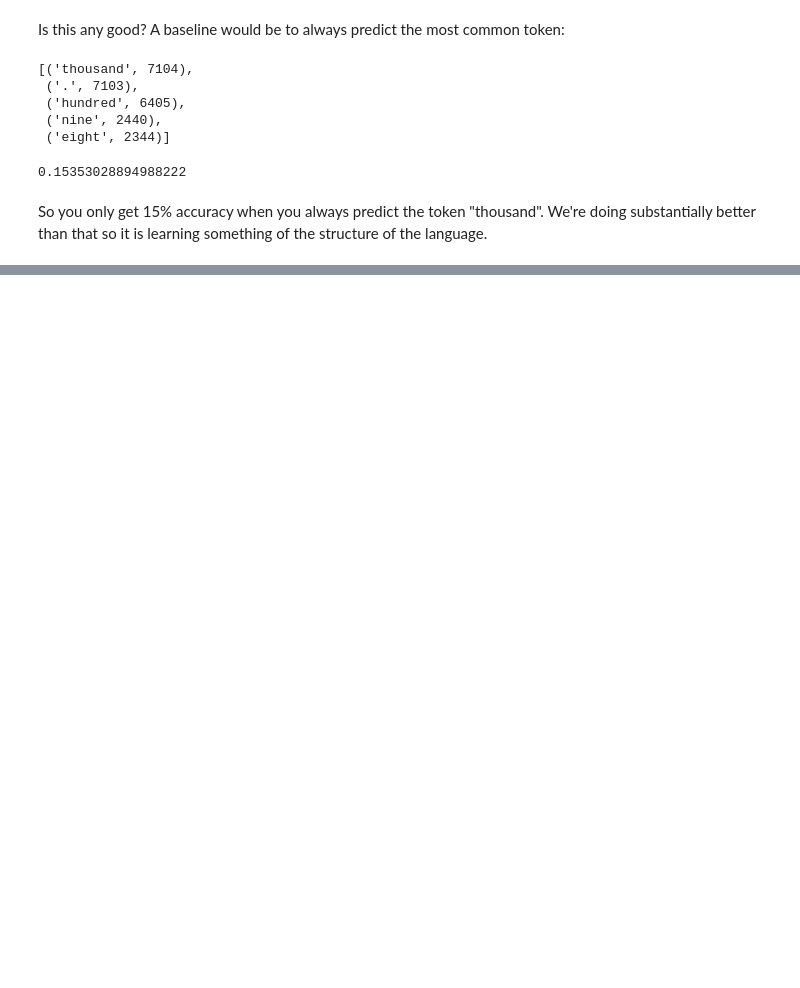
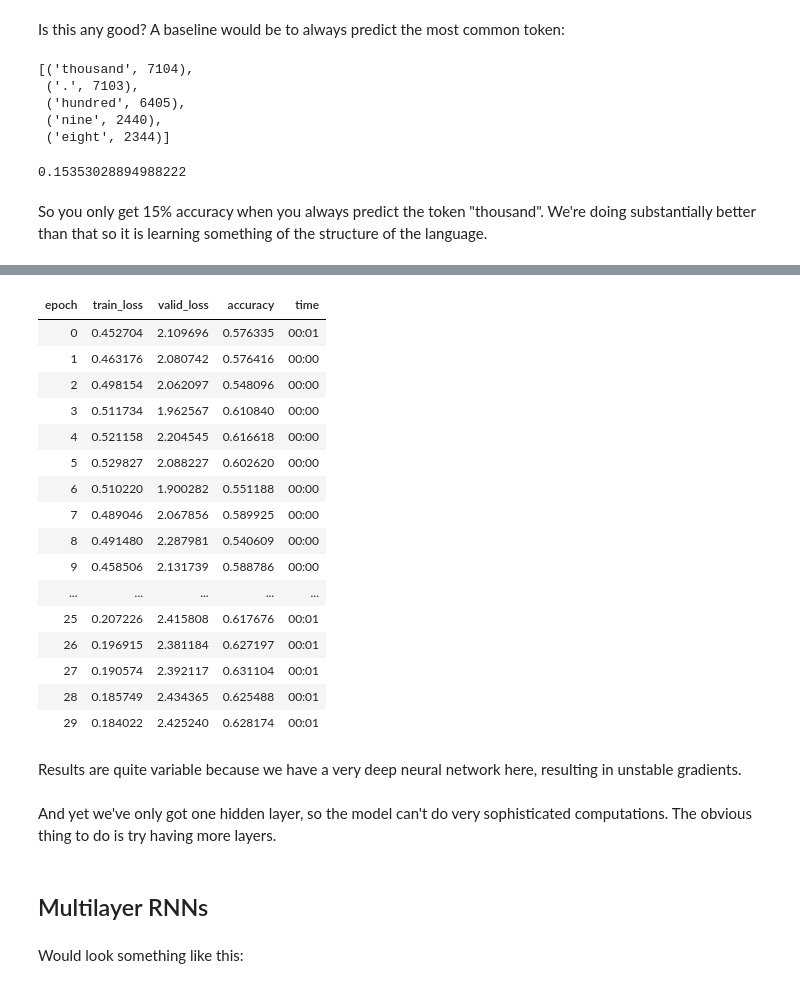
Before and after one commit to jaryaman/fastai-v4, a Jupyter notebook: notebooks/09-JA-language-models-pytorch.ipynb, the cells around one changed output, grey strips where cells are left out. Drawn from its saved outputs; the diff is of its cells as text; code cells hidden in the pictures; blank space fills up the shorter version.

Commit message:
Finish NLP deep dive

```diff
--- a/notebooks/09-JA-language-models-pytorch.ipynb
+++ b/notebooks/09-JA-language-models-pytorch.ipynb
@@ -156,0 +383,28 @@ So you only get 15% accuracy when you always predict the token "thousand". We're
+# %%
+learn.fit_one_cycle(30, 3e-3)
+# %% [output]
+| epoch | train_loss | valid_loss | accuracy | time |
+| 0 | 0.452704 | 2.109696 | 0.576335 | 00:01 |
+| 1 | 0.463176 | 2.080742 | 0.576416 | 00:00 |
+| 2 | 0.498154 | 2.062097 | 0.548096 | 00:00 |
+| 3 | 0.511734 | 1.962567 | 0.610840 | 00:00 |
+| 4 | 0.521158 | 2.204545 | 0.616618 | 00:00 |
+| 5 | 0.529827 | 2.088227 | 0.602620 | 00:00 |
+| 6 | 0.510220 | 1.900282 | 0.551188 | 00:00 |
+| 7 | 0.489046 | 2.067856 | 0.589925 | 00:00 |
+| 8 | 0.491480 | 2.287981 | 0.540609 | 00:00 |
+| 9 | 0.458506 | 2.131739 | 0.588786 | 00:00 |
+| ... | ... | ... | ... | ... |
+| 25 | 0.207226 | 2.415808 | 0.617676 | 00:01 |
+| 26 | 0.196915 | 2.381184 | 0.627197 | 00:01 |
+| 27 | 0.190574 | 2.392117 | 0.631104 | 00:01 |
+| 28 | 0.185749 | 2.434365 | 0.625488 | 00:01 |
+| 29 | 0.184022 | 2.425240 | 0.628174 | 00:01 |
+# %% [markdown]
+Results are quite variable because we have a very deep neural network here, resulting in unstable gradients.
+# %% [markdown]
+And yet we've only got one hidden layer, so the model can't do very sophisticated computations. The obvious thing to do is try having more layers.
+# %% [markdown]
+## Multilayer RNNs
+# %% [markdown]
+Would look something like this:
```
Also changed, not shown: parts of 70 cells of this notebook, 4 other files.
